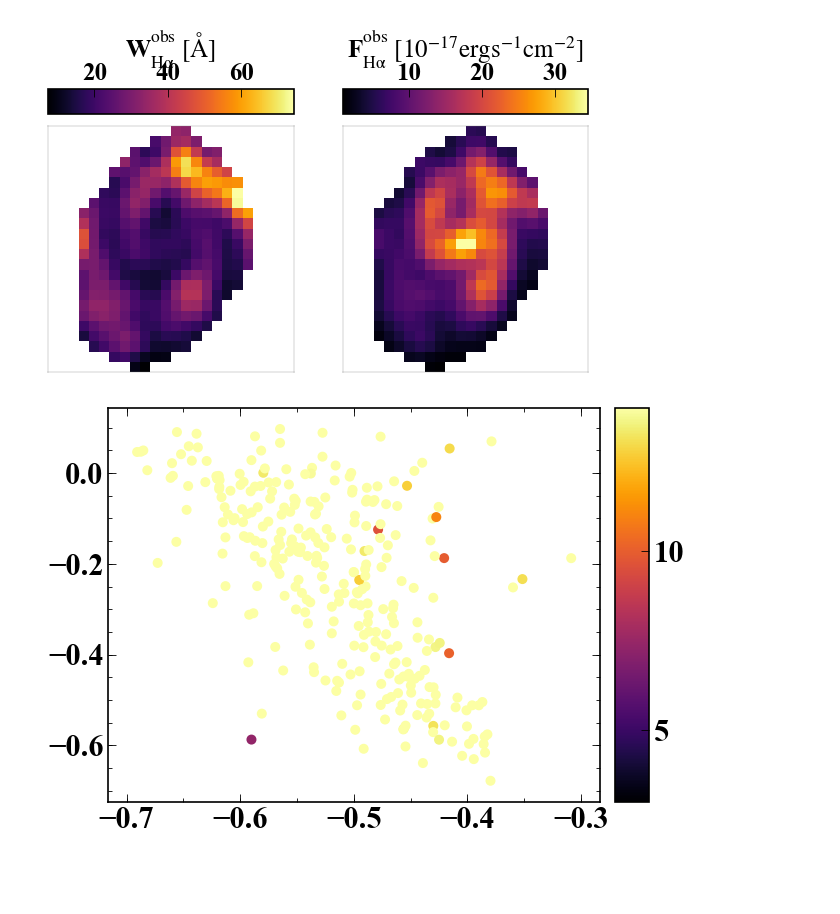
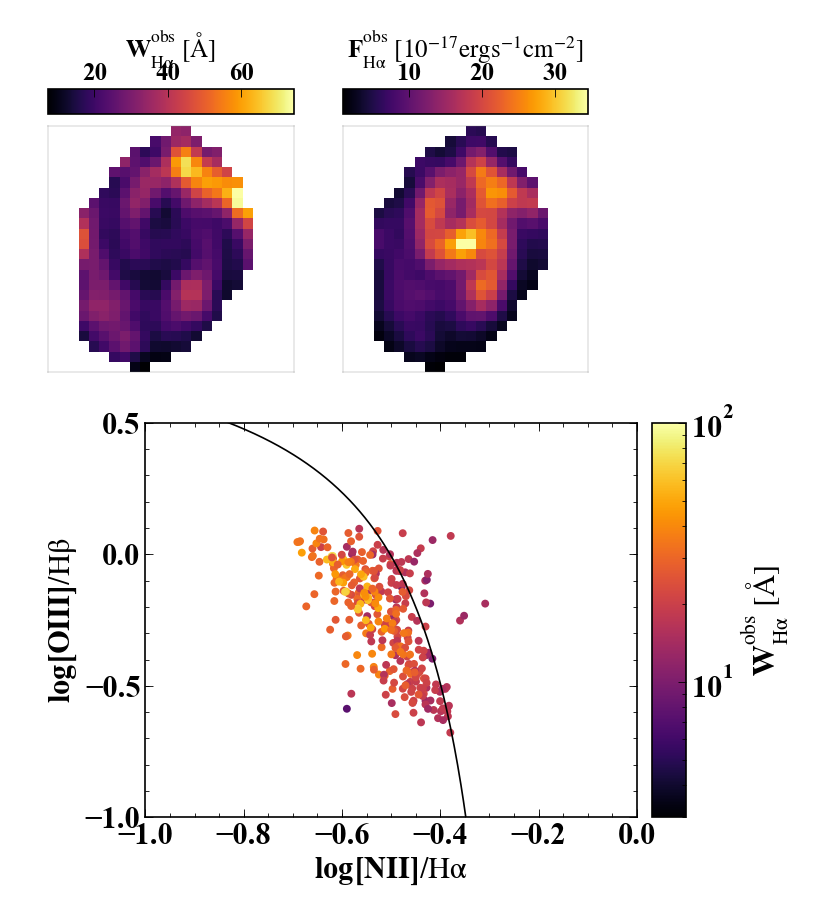
Before and after one commit to nvasari/SIGNALS2020_dust, a Jupyter notebook: 1_exploring_datafile.ipynb, the cells around one changed output. Drawn from its saved outputs; the diff is of its cells as text; code cells hidden in the pictures; blank space fills up the shorter version.

```diff
--- a/1_exploring_datafile.ipynb
+++ b/1_exploring_datafile.ipynb
@@ -143,21 +155,37 @@ plot_map_manga(ax, 'El_F_6563', cb_top=True, cmap='inferno')
 # %% [output]
 [figure]
 # %%
+import matplotlib.colors as colors
+
 # Plot a classical BPT for the spaxels, colour-coded by EWHa
 log_N2Ha = np.log10( ts['El_F_6584'] / ts['El_F_6563'] )
 log_O3Hb = np.log10( ts['El_F_5007'] / ts['El_F_4861'] )
+
+# Defining BPT lines
+Kewl_O3Hb = lambda N2Ha: np.where( (N2Ha > -999) & (N2Ha <  0.47), 1.19 + 0.61 / (N2Ha - 0.47) , -999.)
+Kauf_O3Hb = lambda N2Ha: np.where( (N2Ha > -999) & (N2Ha <  0.05), 1.30 + 0.61 / (N2Ha - 0.05) , -999.)
+Graz_O3Hb = lambda N2Ha: np.where( (N2Ha > -999) & (N2Ha < -0.20), 0.96 + 0.29 / (N2Ha + 0.20) , -999.)
 
 psetup(fig_width_pt=textwidth, aspect=1./1.4142, fontsize=22)
 plt.figure()
 plt.clf()
 
 gs = gridspec.GridSpec(1, 1)
 
 ax = plt.subplot(gs[0, 0])
-im = ax.scatter(log_N2Ha, log_O3Hb, c=ts['El_EW_6563'], cmap='inferno', vmin=3, vmax=14)
-nplot.fix_ticks(ax)
+im = ax.scatter(log_N2Ha, log_O3Hb, s=20, c=ts['El_EW_6563'], cmap='inferno', vmin=3, vmax=100, norm=colors.LogNorm())
+ax.set_xlabel(nplot.label('log_N2Ha', labels))
+ax.set_ylabel(nplot.label('log_O3Hb', labels))
+
+# Plot S06 line
+x = np.linspace(-2, -0.3, 1000)
+plt.plot(x, Graz_O3Hb(x), 'k')
+plt.xlim(-1, 0.)
+plt.ylim(-1, 0.5)
+nplot.fix_ticks(ax, ny=5)
+
+# Add colourbar
 cb = nplot.tight_colorbar(im)
-nplot.fix_colorbar_ticks(cb)
-nplot.fix_colorbar_ticks(cb, ny=2)
+cb.set_label(nplot.label('El_EW_6563', labels))
 # %% [output]
-[figure, old version]
+[figure, new version]
```
Also changed, not shown: parts of 6 cells of this notebook, 1 other file.
